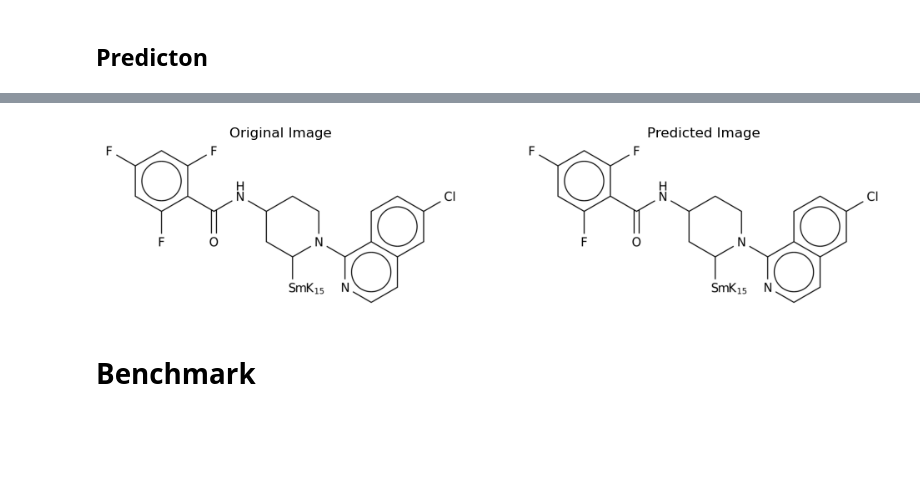
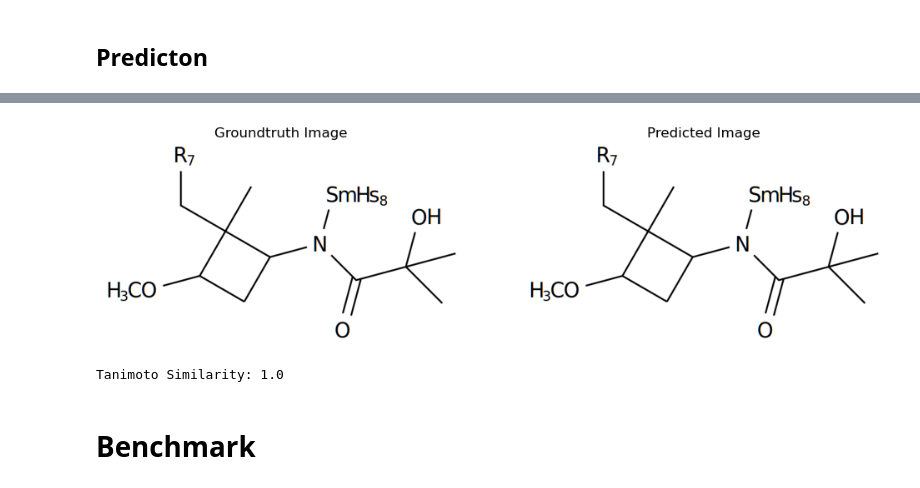
Before and after one commit to lyuzhuoqi/MolScanner, a Jupyter notebook: MolScanner/MolScanner_evaluation.ipynb, the cells around one changed output, grey strips where cells are left out. Saved outputs shown, nothing was run; the diff lists cells and outputs as text; code cells hidden in the pictures; blank space fills up the shorter version.

```diff
--- a/MolScanner/MolScanner_evaluation.ipynb
+++ b/MolScanner/MolScanner_evaluation.ipynb
@@ -9,7 +6,7 @@ The autoreload extension is already loaded. To reload it, use:
 # %%
 from pathlib import Path
 
-proj_dir = Path.home() / "projects" / "Markush"
+proj_dir = Path.home() / "zqlyu"/ "projects" / "MolScanner"
 data_dir = proj_dir / "data"
 # %% [markdown]
 # Model
@@ -20,8 +17,8 @@ print(len(vocab))
 # %% [output]
 207
 # %%
-from MolScanner_model import MolScannerModel
-model = MolScannerModel(vocab=vocab, backbone='swin_b', pretrained=True)
-checkpoint = 'best'
+from MolScribe_re_model import MolScribeModel
+model = MolScribeModel(vocab=vocab, backbone='swin_b', pretrained=True)
+checkpoint = '20260226_edge_padding_finished'
 model.load_model(str(proj_dir / "MolScanner" / "models" / "MolScribe_re" / f"{checkpoint}.pth"), device='cuda')
 # %% [output]
@@ -149,41 +146,36 @@ Bond marix is symmetric: True
 True
 # %%
 from drawing_engine import generate_image_from_graph
-from chemistry import _convert_graph_to_smiles
 from chemistry import canonicalize_smiles
 
-# Original image and SMILES
-# New format: [symbol, x, y, symbol, x, y, ...]
-symbols = vocab.sequence_to_smiles(sample['smiles_seq'])['symbols']
-coords = vocab.sequence_to_smiles(sample['smiles_seq'])['coords']
-img_original, _, _, success = generate_image_from_graph({'symbols': symbols, 'coords': coords, 'edges': sample['bond_mat']})
-print("Original image generation successful:", success)
-orginal_smiles, orinal_molblock, original_mol, success = _convert_graph_to_smiles(coords=coords,
-                                                                                  symbols=symbols,
-                                                                                  edges=sample['bond_mat'])
-print("SMILES generation successful:", success)
-print("Original SMILES:\n", orginal_smiles)
+smiles_gt = vocab.sequence_to_smiles(sample['tok_id_seq'])['smiles']
+print("Groundtruth SMILES:\n", smiles_gt)
+symbols = vocab.sequence_to_smiles(sample['tok_id_seq'])['symbols']
+coords = vocab.sequence_to_smiles(sample['tok_id_seq'])['coords']
+img_gt, _, _, success = generate_image_from_graph({'symbols': symbols, 'coords': coords, 'edges': sample['bond_mat']}, debug=True)
 
-# Now process the predicted result
-# New format: [symbol, x, y, symbol, x, y, ...]
-symbols = result['symbols']
-coords = result['coords']
+smiles_decoder = result_decoder['smiles']
+print("Decoder SMILES:\n", smiles_decoder)
+smiles_graph = result_graph['smiles']
+print("Graph SMILES:\n", smiles_graph)
+smiles_post = result_post['smiles']
+print("Postprocess SMILES:\n", smiles_post)
 
-img_pred, _, _, success = generate_image_from_graph({'symbols': symbols, 'coords': coords, 'edges': result['bond_mat']})
-print("Predicted image generation successful:", success)
-pred_smiles, pred_molblock, pred_mol, success = _convert_graph_to_smiles(coords=coords, symbols=symbols, edges=result['bond_mat'])
-print("SMILES generation successful:", success)
-print("Predicted SMILES:\n", pred_smiles)
+symbols = result_post['symbols']
+coords = result_post['coords']
+img_pred, _, _, success = generate_image_from_graph({'symbols': symbols, 'coords': coords, 'edges': result_post['bond_mat']}, debug=False)
 
-print("Canonical Original SMILES:\n", canonicalize_smiles(remove_atom_mapping(orginal_smiles)))
-print("Canonical Predicted SMILES:\n", canonicalize_smiles(remove_atom_mapping(pred_smiles)))
-print("Original vs Predicted SMILES match:", orginal_smiles == pred_smiles)
+smiles_gt_canonical, _ = canonicalize_smiles(remove_atom_mapping(smiles_gt))
+smiles_pred_canonical,_  = canonicalize_smiles(remove_atom_mapping(smiles_post))
+print("\nCanonical Groundtruth SMILES:\n", smiles_gt_canonical)
+print("Canonical Postprocess SMILES:\n", smiles_pred_canonical)
+print("Canonical SMILES match:", smiles_gt_canonical == smiles_pred_canonical)
 
 from matplotlib import pyplot as plt
 fig, axes = plt.subplots(1, 2, figsize=(12, 5))
 
-axes[0].imshow(img_original, cmap='gray')
-axes[0].set_title('Original Image')
+axes[0].imshow(img_gt, cmap='gray')
+axes[0].set_title('Groundtruth Image')
 axes[0].axis('off')
 
 axes[1].imshow(img_pred, cmap='gray')
@@ -207,4 +200,21 @@ Original vs Predicted SMILES match: True
-[figure, old version]
+[figure, new version]
+# %%
+from rdkit import Chem
+from rdkit.Chem import AllChem
+from rdkit import DataStructs
+
+gt_mol = Chem.MolFromSmiles(smiles_gt_canonical)
+pred_mol = Chem.MolFromSmiles(smiles_pred_canonical)
+
+if gt_mol and pred_mol:
+    gt_fp = AllChem.GetMorganFingerprintAsBitVect(gt_mol, 2, nBits=1024)
+    pred_fp = AllChem.GetMorganFingerprintAsBitVect(pred_mol, 2, nBits=1024)
+    tanimoto = DataStructs.TanimotoSimilarity(gt_fp, pred_fp)
+    print(f"Tanimoto Similarity: {tanimoto}")
+else:
+    print("Invalid SMILES")
+# %% [output]
+Tanimoto Similarity: 1.0
 # %% [markdown]
 # Benchmark
 # %%
```
Also changed, not shown: parts of 7 cells of this notebook, 4 other files.
